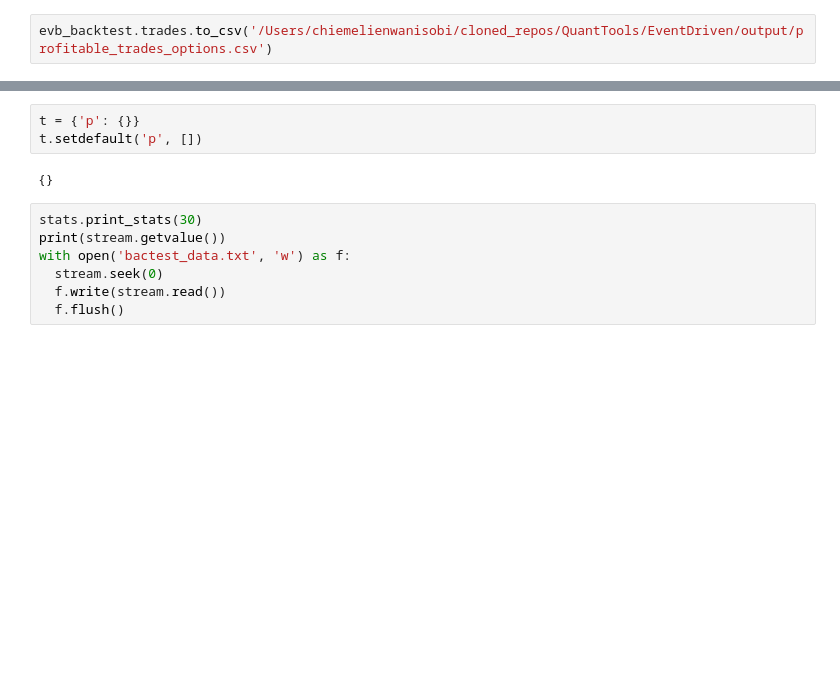
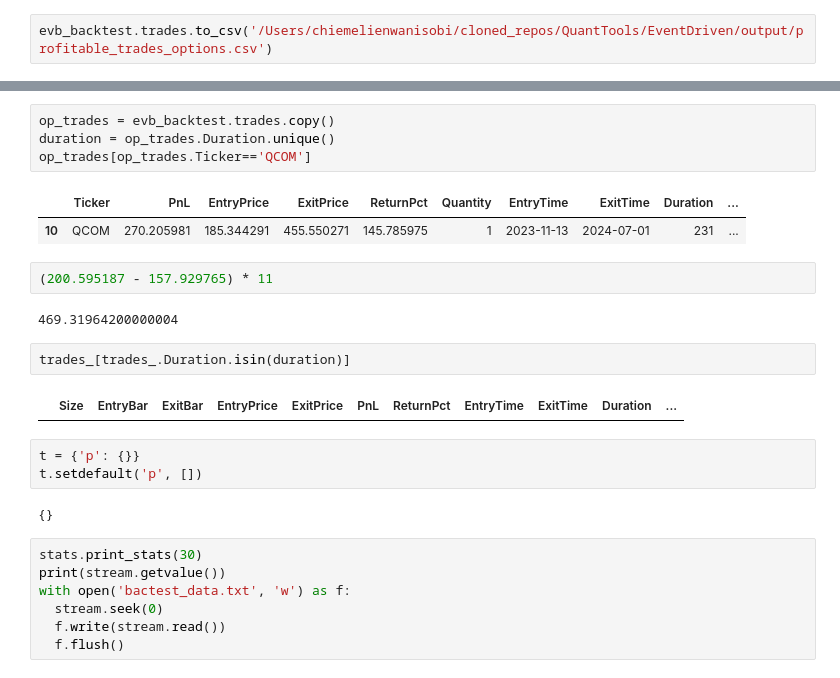
Before and after one commit to Zino-ctrlZ/QuantTools, a Jupyter notebook: EventDriven/demos/demo_chidi_mino.ipynb, the cells around one changed output, grey strips where cells are left out. Saved outputs shown, nothing was run; the diff lists cells and outputs as text; blank space fills up the shorter version.

```diff
--- a/EventDriven/demos/demo_chidi_mino.ipynb
+++ b/EventDriven/demos/demo_chidi_mino.ipynb
@@ -310,3 +301,18 @@ trades_
+# %%
+op_trades = evb_backtest.trades.copy()
+duration = op_trades.Duration.unique()
+op_trades[op_trades.Ticker=='QCOM']
+# %% [output]
+|  | Ticker | PnL | EntryPrice | ExitPrice | ReturnPct | Quantity | EntryTime | ExitTime | Duration | ... |
+| 10 | QCOM | 270.205981 | 185.344291 | 455.550271 | 145.785975 | 1 | 2023-11-13 | 2024-07-01 | 231 | ... |
+# %%
+(200.595187 - 157.929765) * 11
+# %% [output]
+469.31964200000004
+# %%
+trades_[trades_.Duration.isin(duration)]
+# %% [output]
+|  | Size | EntryBar | ExitBar | EntryPrice | ExitPrice | PnL | ReturnPct | EntryTime | ExitTime | Duration | ... |
 # %%
 t = {'p': {}}
 t.setdefault('p', [])
```
Also changed, not shown: parts of 25 cells of this notebook, 12 other files.
